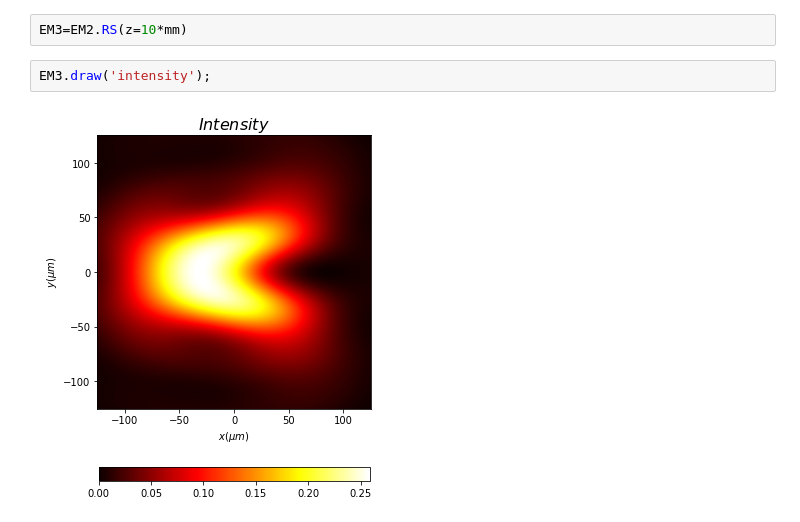
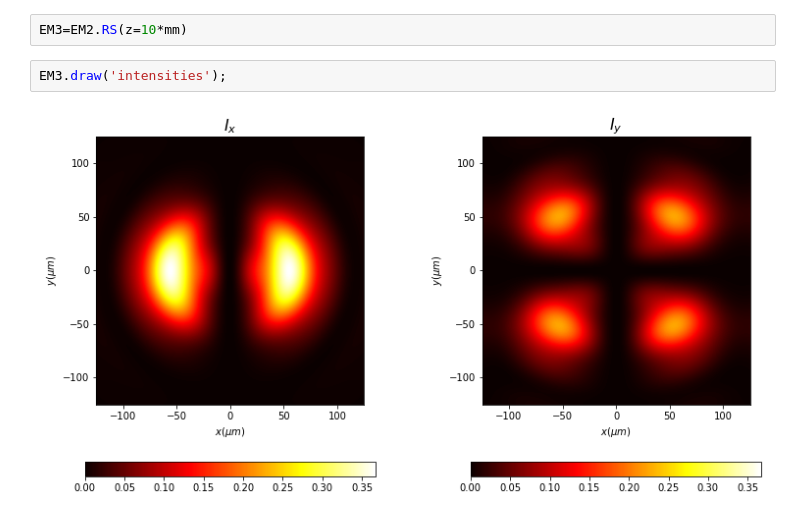
Before and after one commit to aocg-ucm/diffractio, a Jupyter notebook: docs/source/tutorial/vector_paraxial_XY/tutorial_vector_XY.ipynb, the cells around one changed output. Drawn from its saved outputs; the diff is of its cells as text.

```diff
--- a/docs/source/tutorial/vector_paraxial_XY/tutorial_vector_XY.ipynb
+++ b/docs/source/tutorial/vector_paraxial_XY/tutorial_vector_XY.ipynb
@@ -181,6 +181,6 @@ Vector fields can be propagated using Rayleigh-Sommerfeld approach.
 # %%
 EM3=EM2.RS(z=10*mm)
 # %%
-EM3.draw('intensity');
+EM3.draw('intensities');
 # %% [output]
-[figure, old version]
+[figure, new version]
```
Also changed, not shown: parts of 18 cells of this notebook, 13 other files.
